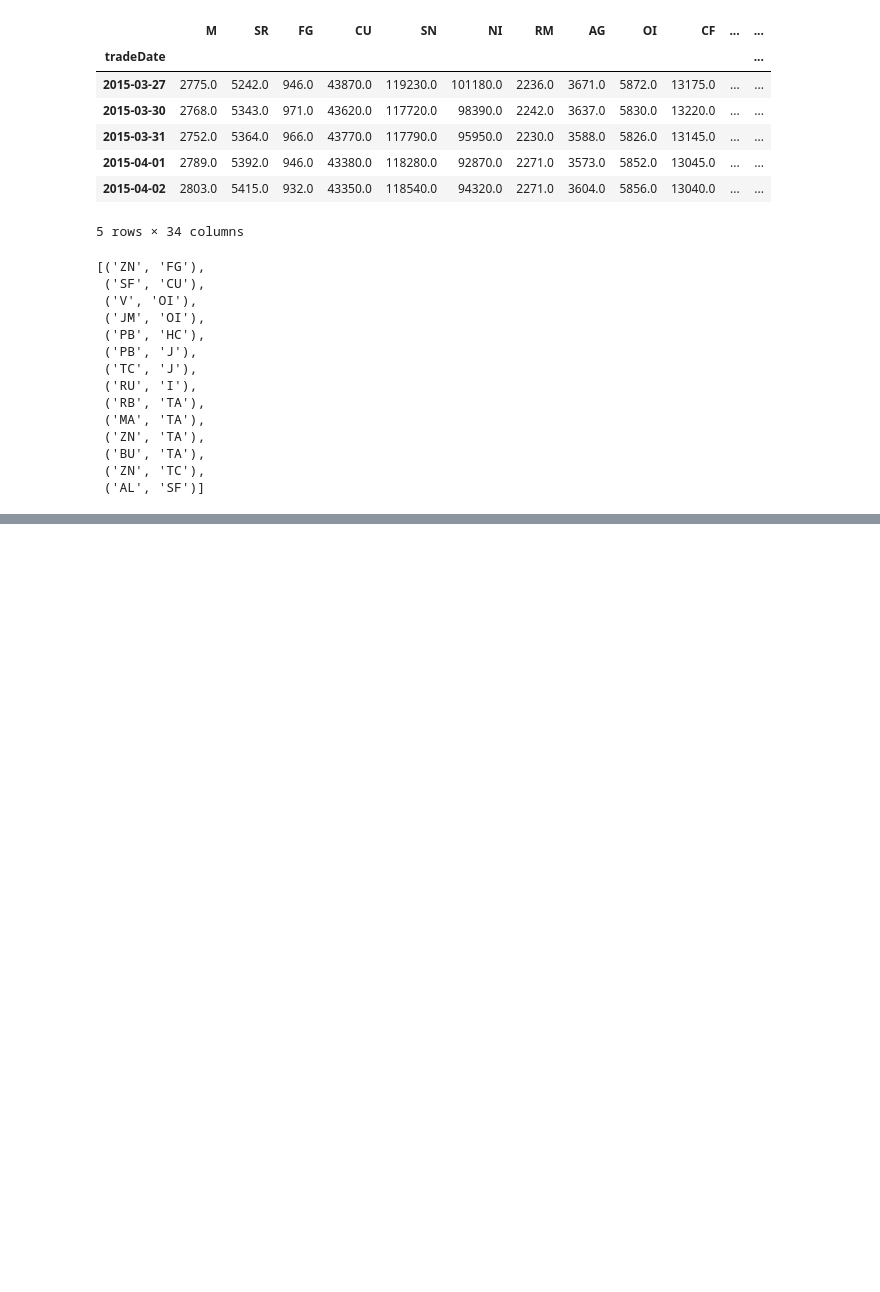
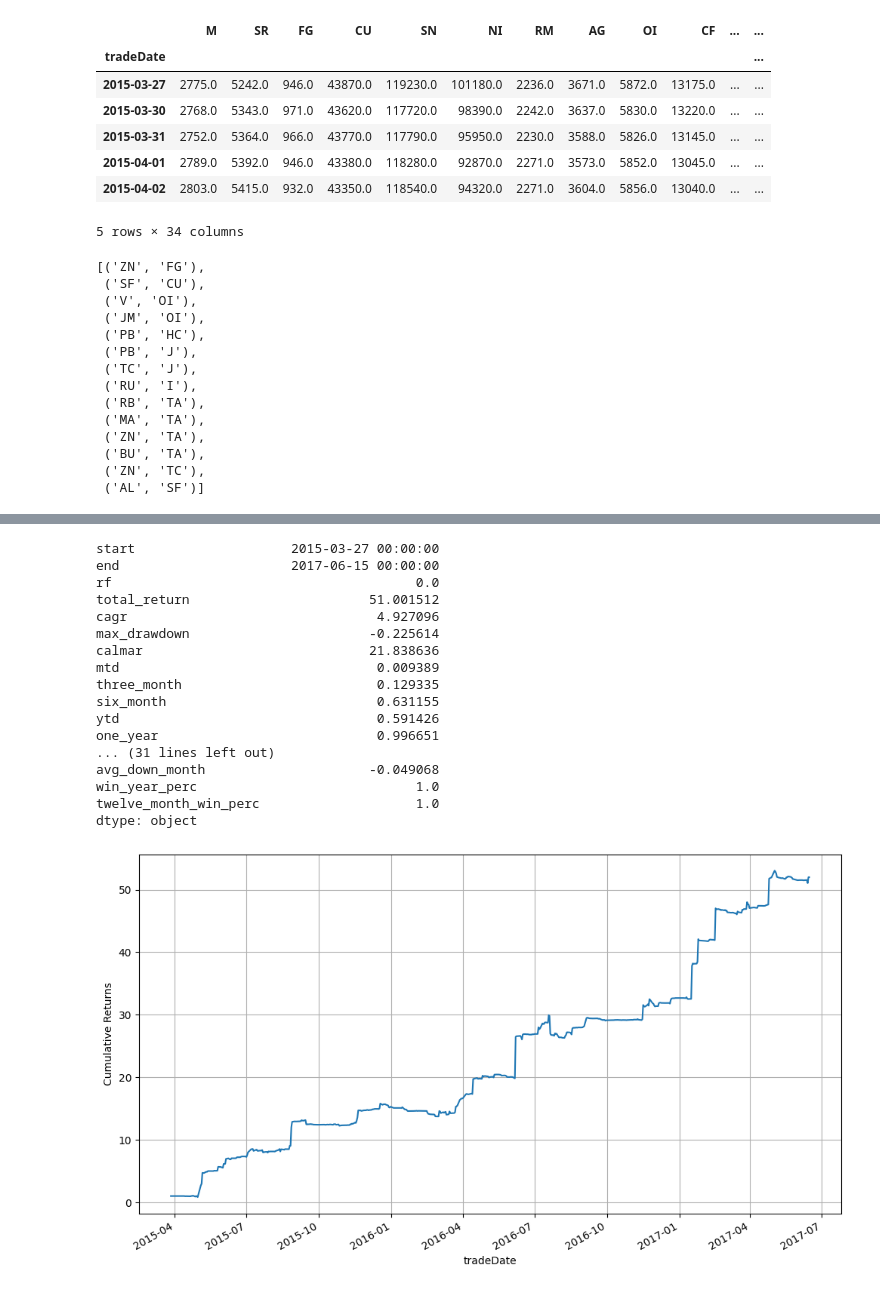
Before and after one commit to Amination-Gogia/Pairs-Trading-Dec-2024, a Jupyter notebook: Week-2/assignment_2.ipynb, the cells around one changed output, grey strips where cells are left out. Cells and saved outputs as stored; diff of their text form; code cells hidden in the pictures; blank space fills up the shorter version.

```diff
--- a/Week-2/assignment_2.ipynb
+++ b/Week-2/assignment_2.ipynb
@@ -253,0 +291,25 @@ list_sect
+# %%
+port = ret.mean(axis=1)
+port.plot(figsize=(12,7),grid=True)
+perf = port.calc_stats()
+plt.ylabel('Cumulative Returns')
+perf.stats
+# %% [output]
+start                    2015-03-27 00:00:00
+end                      2017-06-15 00:00:00
+rf                                       0.0
+total_return                       51.001512
+cagr                                4.927096
+max_drawdown                       -0.225614
+calmar                             21.838636
+mtd                                 0.009389
+three_month                         0.129335
+six_month                           0.631155
+ytd                                 0.591426
+one_year                            0.996651
+... (31 lines left out)
+avg_down_month                     -0.049068
+win_year_perc                            1.0
+twelve_month_win_perc                    1.0
+dtype: object
+[figure, added]
```
Also changed, not shown: parts of 27 cells of this notebook.
